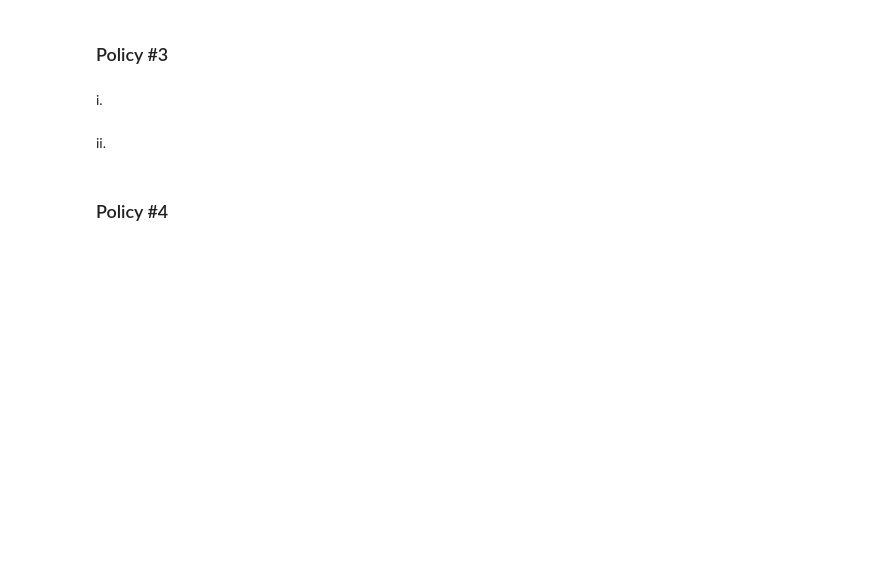
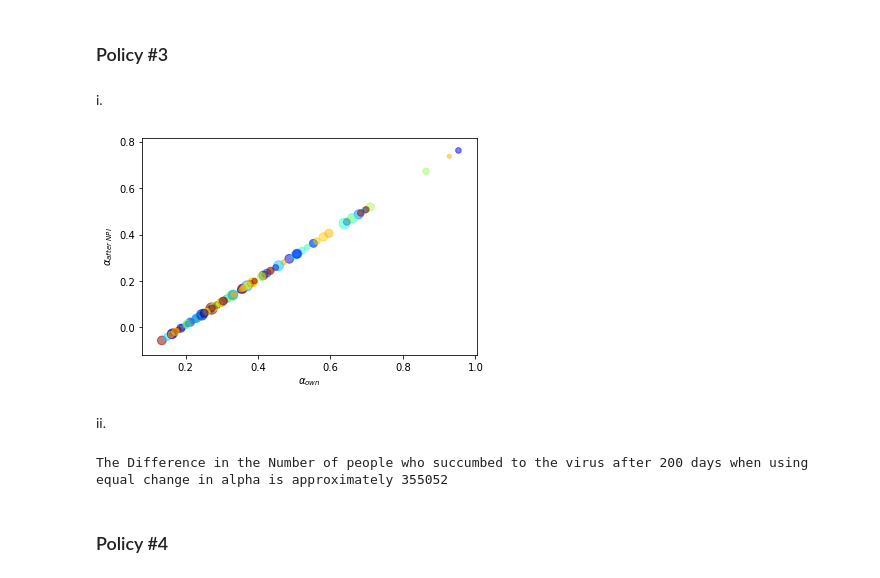
Before and after one commit to rtora/Monitoring-COVID-19-Infections-through-Wastewater-Surveillance, a Jupyter notebook: Part2.ipynb, the cells around one changed output. Saved outputs shown, nothing was run; the diff lists cells and outputs as text; code cells hidden in the pictures; blank space fills up the shorter version.

```diff
--- a/Part2.ipynb
+++ b/Part2.ipynb
@@ -230,8 +230,34 @@ The Difference in the Number of people who succumbed to the virus after 200 days
 ### Policy #3
 # %% [markdown]
 i.
+# %%
+def delta_a(alpha):
+
+    ###### WRITE YOUR FUNCTION HERE
+
+    '''
+    check the value below I'm not sure how to calculate it
+    '''
+
+    alpha_spend = sum(g_inv(alpha)-g_inv(alpha_predicted))
+    dif = abs(1000000 - alpha_spend)
+
+
+
+    return dif
+
+
+change_a = fmin(delta_a, 0.5, disp=False)
+scatter_plot((alpha_predicted-change_a))
+# %% [output]
+[figure, added]
 # %% [markdown]
 ii.
+# %%
+total_recovered = total_recovered_difference(alpha_predicted-change_a)
+print(f'The Difference in the Number of people who succumbed to the virus after 200 days when using equal change in alpha is approximately {int(round(total_recovered))}')
+# %% [output]
+The Difference in the Number of people who succumbed to the virus after 200 days when using equal change in alpha is approximately 355052
 # %% [markdown]
 ### Policy #4
 # %% [markdown]
```
